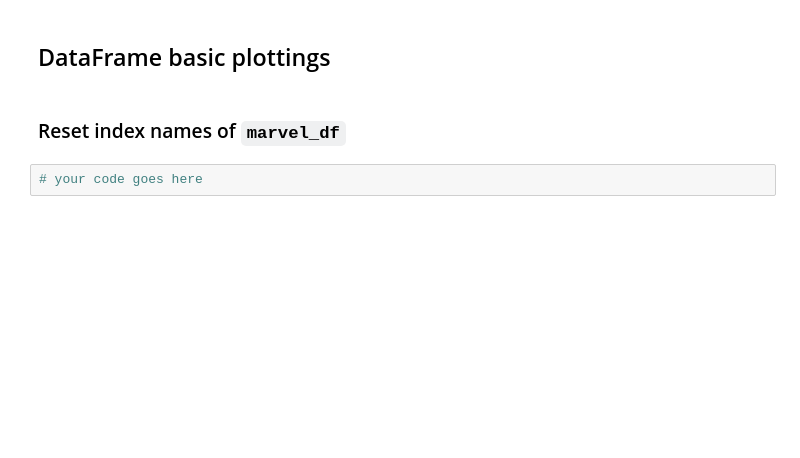
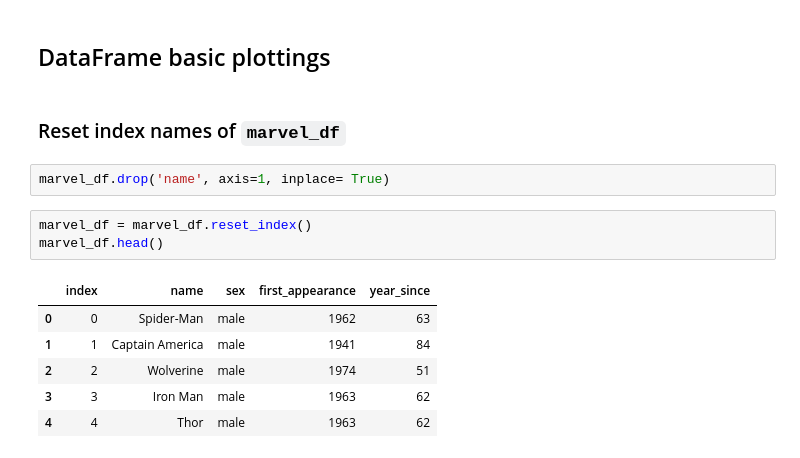
Before and after one commit to mohammadkhorshed/python-practice, a Jupyter notebook: pandas/pandas_DataFrames_exercises_freecodecamp.ipynb, the cells around one changed output. Saved outputs shown, nothing was run; the diff lists cells and outputs as text; blank space fills up the shorter version.

```diff
--- a/pandas/pandas_DataFrames_exercises_freecodecamp.ipynb
+++ b/pandas/pandas_DataFrames_exercises_freecodecamp.ipynb
@@ -347,5 +365,15 @@ marvel_df[(marvel_df['sex'] == 'female') & (marvel_df['first_appearance'] > 1970
 ## DataFrame basic plottings
 # %% [markdown]
 ### Reset index names of `marvel_df`
-# %%
-# your code goes here
+# %%
+marvel_df.drop('name', axis=1, inplace= True)
+# %%
+marvel_df = marvel_df.reset_index()
+marvel_df.head()
+# %% [output]
+|  | index | name | sex | first_appearance | year_since |
+| 0 | 0 | Spider-Man | male | 1962 | 63 |
+| 1 | 1 | Captain America | male | 1941 | 84 |
+| 2 | 2 | Wolverine | male | 1974 | 51 |
+| 3 | 3 | Iron Man | male | 1963 | 62 |
+| 4 | 4 | Thor | male | 1963 | 62 |
```
Also changed, not shown: parts of 23 cells of this notebook.
